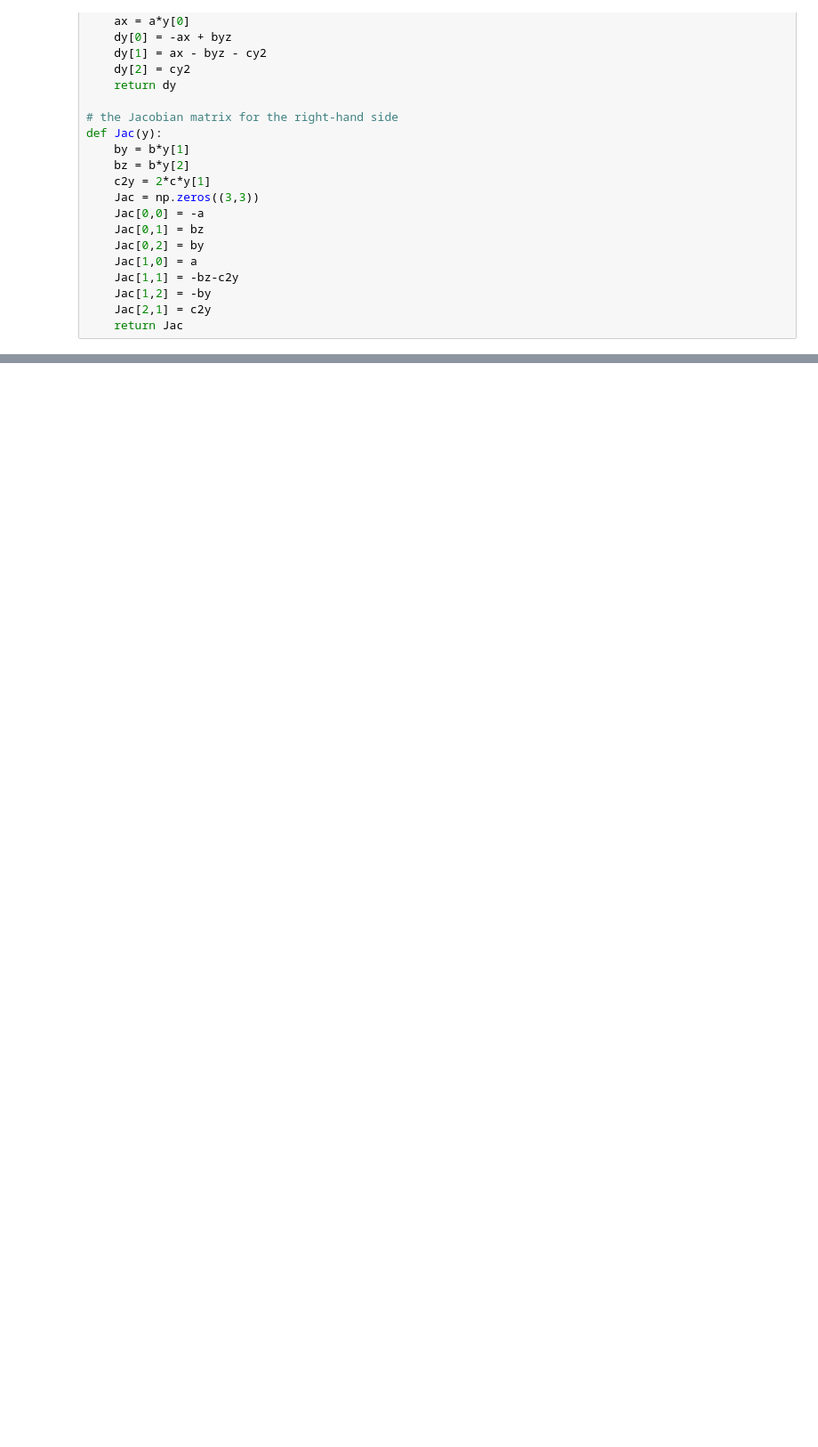
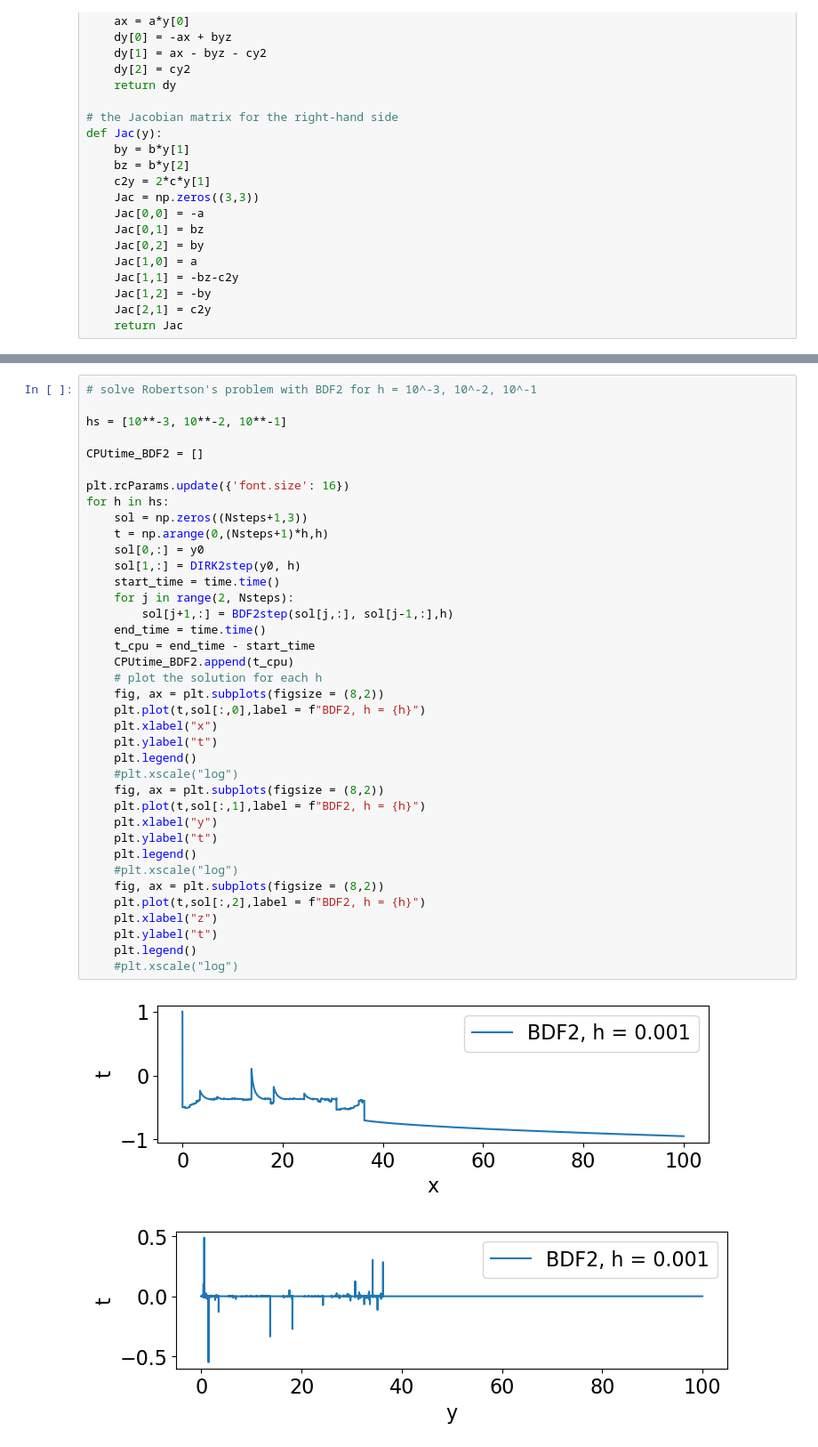
Before and after one commit to AlexZhangKKA/AMSC661, a Jupyter notebook: HW_AMSC661/HW3_AMSC661/RobertsonHW3.ipynb, the cells around one changed output, grey strips where cells are left out. Shown: that part at 89% size. Saved outputs shown, nothing was run; the diff lists cells and outputs as text; blank space fills up the shorter version.

```diff
--- a/HW_AMSC661/HW3_AMSC661/RobertsonHW3.ipynb
+++ b/HW_AMSC661/HW3_AMSC661/RobertsonHW3.ipynb
@@ -161,0 +220,41 @@ plt.legend()
+# %%
+# solve Robertson's problem with BDF2 for h = 10^-3, 10^-2, 10^-1
+
+hs = [10**-3, 10**-2, 10**-1]
+
+CPUtime_BDF2 = []
+
+plt.rcParams.update({'font.size': 16})
+for h in hs:
+    sol = np.zeros((Nsteps+1,3))
+    t = np.arange(0,(Nsteps+1)*h,h)
+    sol[0,:] = y0
+    sol[1,:] = DIRK2step(y0, h)
+    start_time = time.time()
+    for j in range(2, Nsteps):
+        sol[j+1,:] = BDF2step(sol[j,:], sol[j-1,:],h)
+    end_time = time.time()
+    t_cpu = end_time - start_time
+    CPUtime_BDF2.append(t_cpu)
+    # plot the solution for each h
+    fig, ax = plt.subplots(figsize = (8,2))
+    plt.plot(t,sol[:,0],label = f"BDF2, h = {h}")
+    plt.xlabel("x")
+    plt.ylabel("t")
+    plt.legend()
+    #plt.xscale("log")
+    fig, ax = plt.subplots(figsize = (8,2))
+    plt.plot(t,sol[:,1],label = f"BDF2, h = {h}")
+    plt.xlabel("y")
+    plt.ylabel("t")
+    plt.legend()
+    #plt.xscale("log")
+    fig, ax = plt.subplots(figsize = (8,2))
+    plt.plot(t,sol[:,2],label = f"BDF2, h = {h}")
+    plt.xlabel("z")
+    plt.ylabel("t")
+    plt.legend()
+    #plt.xscale("log")
+# %% [output]
+[figure, added]
+[figure, added]
```
Also changed, not shown: parts of 13 cells of this notebook.
